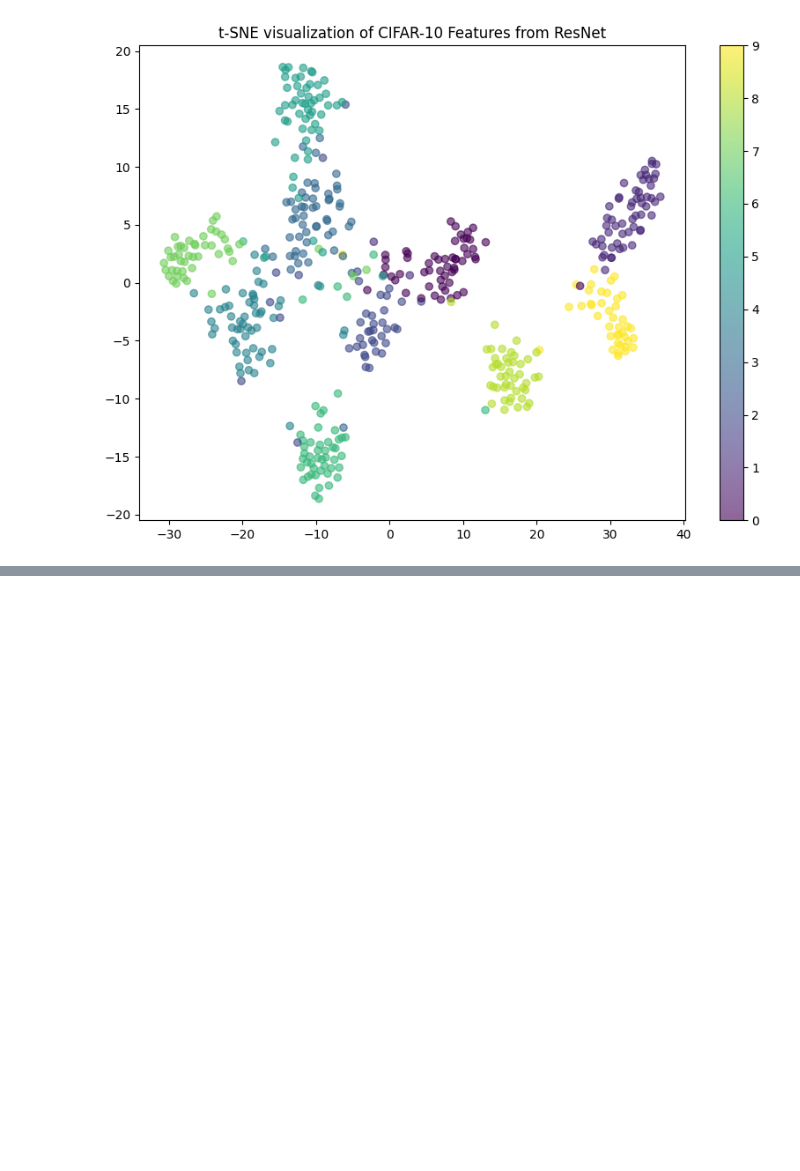
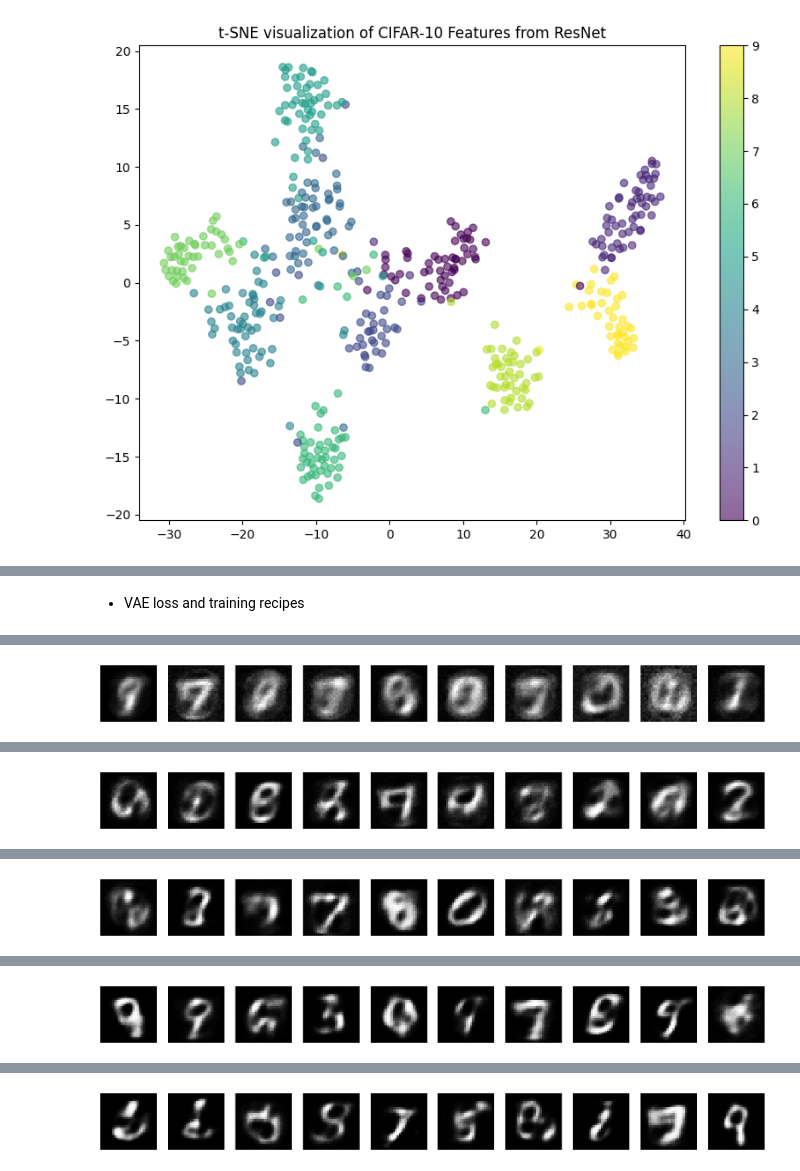
Before and after one commit to Wayne-wyyking888/Stat-8931-GenAI, a Jupyter notebook: chapter1/Chapter_I_Deep_Learning_Quick_study.ipynb, the cells around one changed output, grey strips where cells are left out. Drawn from its saved outputs; the diff is of its cells as text; code cells hidden in the pictures; blank space fills up the shorter version.

```diff
--- a/chapter1/Chapter_I_Deep_Learning_Quick_study.ipynb
+++ b/chapter1/Chapter_I_Deep_Learning_Quick_study.ipynb
@@ -194,0 +282,50 @@ extract_features_and_visualize(model, device, train_loader)
+# %% [markdown]
+* VAE loss and training recipes
+# %%
+reconstruction_loss = nn.BCELoss(reduction='sum')
+def loss_function(recon_x, x, mu, logvar):
+    # Ensure x is reshaped correctly based on its actual batch size
+    BCE = reconstruction_loss(recon_x, x.view(x.size(0), -1))  # x.size(0) is the actual batch size
+    KL_divergence = -0.5 * torch.sum(1 + logvar - mu.pow(2) - logvar.exp())  # KL divergence
+    return BCE + KL_divergence
+def visualize_sampled_images(model, device, num_images=10):
+    model.eval()
+    with torch.no_grad():
+        # Sample z from the prior distribution
+        z = torch.randn(num_images, 20).to(device)
+        sampled_images = model.decode(z)
+        sampled_images = sampled_images.view(num_images, 1, 28, 28)
+        fig, axes = plt.subplots(1, num_images, figsize=(20, 2))
+        for i, ax in enumerate(axes):
+            # Move tensor to CPU and convert to numpy for visualization
+            img = sampled_images[i].squeeze().cpu().numpy()
+            ax.imshow(img, cmap='gray')
+            ax.axis('off')
+        plt.show()
+
+# Training loop
+for epoch in range(epochs):
+    model.train()
+    train_loss = 0
+    start_time = time.time()
+
+    for batch_idx, (data, _) in enumerate(train_loader):
+        data = data.to(device)  # Send data to the correct device
+        data = data.view(data.size(0), -1)
+        optimizer.zero_grad()
+        recon_batch, mu, logvar = model(data)
+        loss = loss_function(recon_batch, data, mu, logvar)
+        loss.backward()
+        optimizer.step()
+        train_loss += loss.item()
+
+    end_time = time.time()
+    epoch_duration = end_time - start_time
+
+    average_loss = train_loss / len(train_loader.dataset)
+    print(f'Epoch {epoch+1}, Loss: {average_loss:.6f}, Time: {epoch_duration:.2f} sec')
+
+    # Visualize sampled images every two epochs
+    if (epoch + 1) % 2 == 0:
+        visualize_sampled_images(model, device, num_images=10)
+# %% [output]
@@ -194,0 +334 @@ extract_features_and_visualize(model, device, train_loader)
+[figure, added]
@@ -194,0 +337 @@ extract_features_and_visualize(model, device, train_loader)
+[figure, added]
@@ -194,0 +340 @@ extract_features_and_visualize(model, device, train_loader)
+[figure, added]
@@ -194,0 +343 @@ extract_features_and_visualize(model, device, train_loader)
+[figure, added]
@@ -194,0 +346 @@ extract_features_and_visualize(model, device, train_loader)
+[figure, added]
```
Also changed, not shown: parts of 10 cells of this notebook.
